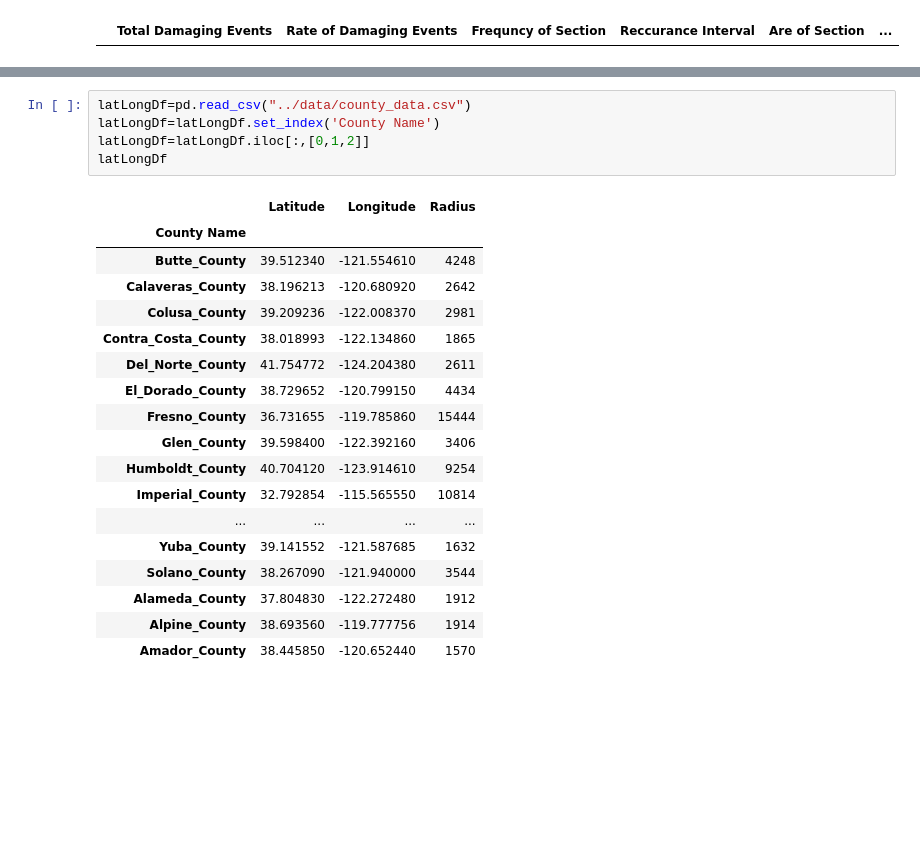
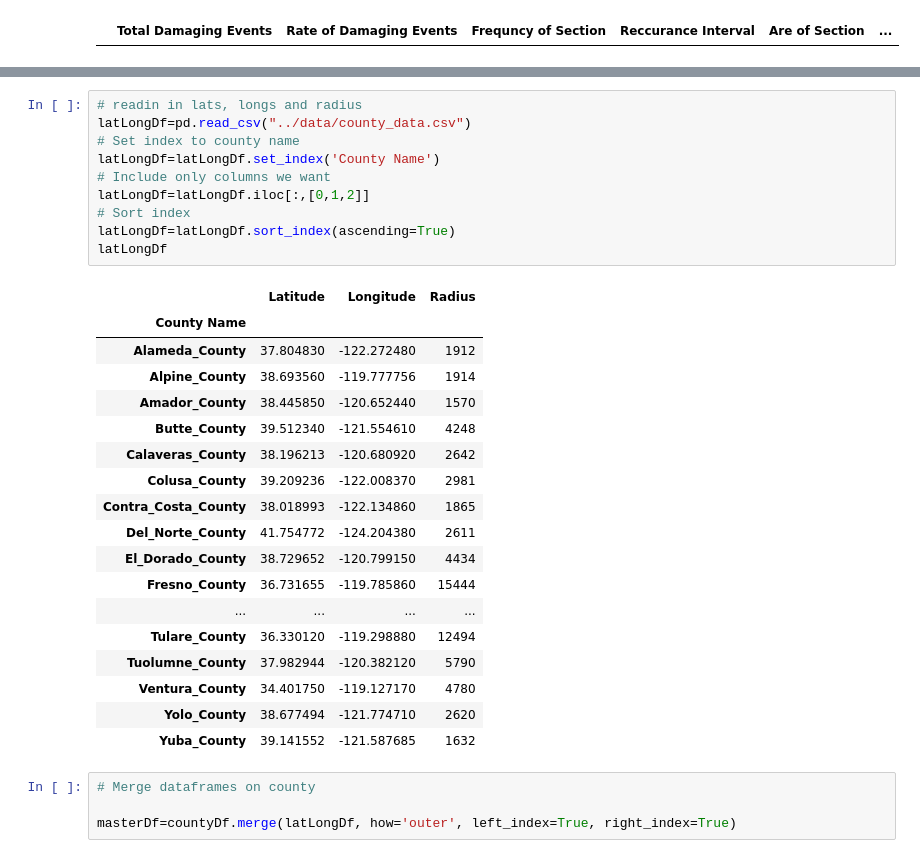
Before and after one commit to youngcourtcourt/project_3, a Jupyter notebook: visualizationCode/countyVisualizations.ipynb, the cells around one changed output, grey strips where cells are left out. Cells and saved outputs as stored; diff of their text form; blank space fills up the shorter version.

```diff
--- a/visualizationCode/countyVisualizations.ipynb
+++ b/visualizationCode/countyVisualizations.ipynb
@@ -56,11 +41,19 @@ countyDf.set_index('County Name')
 # %%
+# readin in lats, longs and radius
 latLongDf=pd.read_csv("../data/county_data.csv")
+# Set index to county name
 latLongDf=latLongDf.set_index('County Name')
+# Include only columns we want
 latLongDf=latLongDf.iloc[:,[0,1,2]]
+# Sort index
+latLongDf=latLongDf.sort_index(ascending=True)
 latLongDf
 # %% [output]
 |  | Latitude | Longitude | Radius |
 | County Name |  |  |  |
+| Alameda_County | 37.804830 | -122.272480 | 1912 |
+| Alpine_County | 38.693560 | -119.777756 | 1914 |
+| Amador_County | 38.445850 | -120.652440 | 1570 |
 | Butte_County | 39.512340 | -121.554610 | 4248 |
 | Calaveras_County | 38.196213 | -120.680920 | 2642 |
 | Colusa_County | 39.209236 | -122.008370 | 2981 |
@@ -68,12 +61,13 @@ latLongDf
 | Del_Norte_County | 41.754772 | -124.204380 | 2611 |
 | El_Dorado_County | 38.729652 | -120.799150 | 4434 |
 | Fresno_County | 36.731655 | -119.785860 | 15444 |
-| Glen_County | 39.598400 | -122.392160 | 3406 |
-| Humboldt_County | 40.704120 | -123.914610 | 9254 |
-| Imperial_County | 32.792854 | -115.565550 | 10814 |
 | ... | ... | ... | ... |
+| Tulare_County | 36.330120 | -119.298880 | 12494 |
+| Tuolumne_County | 37.982944 | -120.382120 | 5790 |
+| Ventura_County | 34.401750 | -119.127170 | 4780 |
+| Yolo_County | 38.677494 | -121.774710 | 2620 |
 | Yuba_County | 39.141552 | -121.587685 | 1632 |
-| Solano_County | 38.267090 | -121.940000 | 3544 |
-| Alameda_County | 37.804830 | -122.272480 | 1912 |
-| Alpine_County | 38.693560 | -119.777756 | 1914 |
-| Amador_County | 38.445850 | -120.652440 | 1570 |
+# %%
+# Merge dataframes on county
+
+masterDf=countyDf.merge(latLongDf, how='outer', left_index=True, right_index=True)
```
Also changed, not shown: parts of 8 cells of this notebook, 2 other files.
